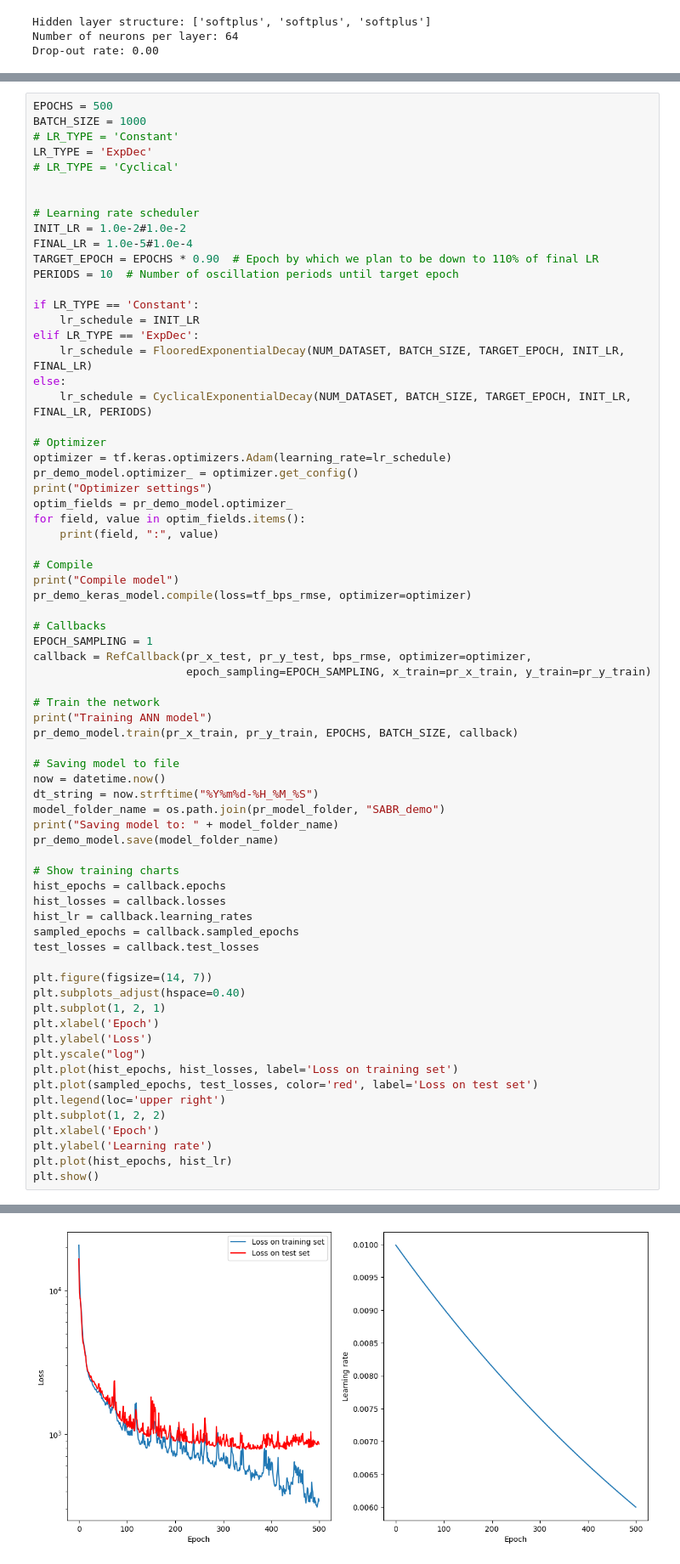
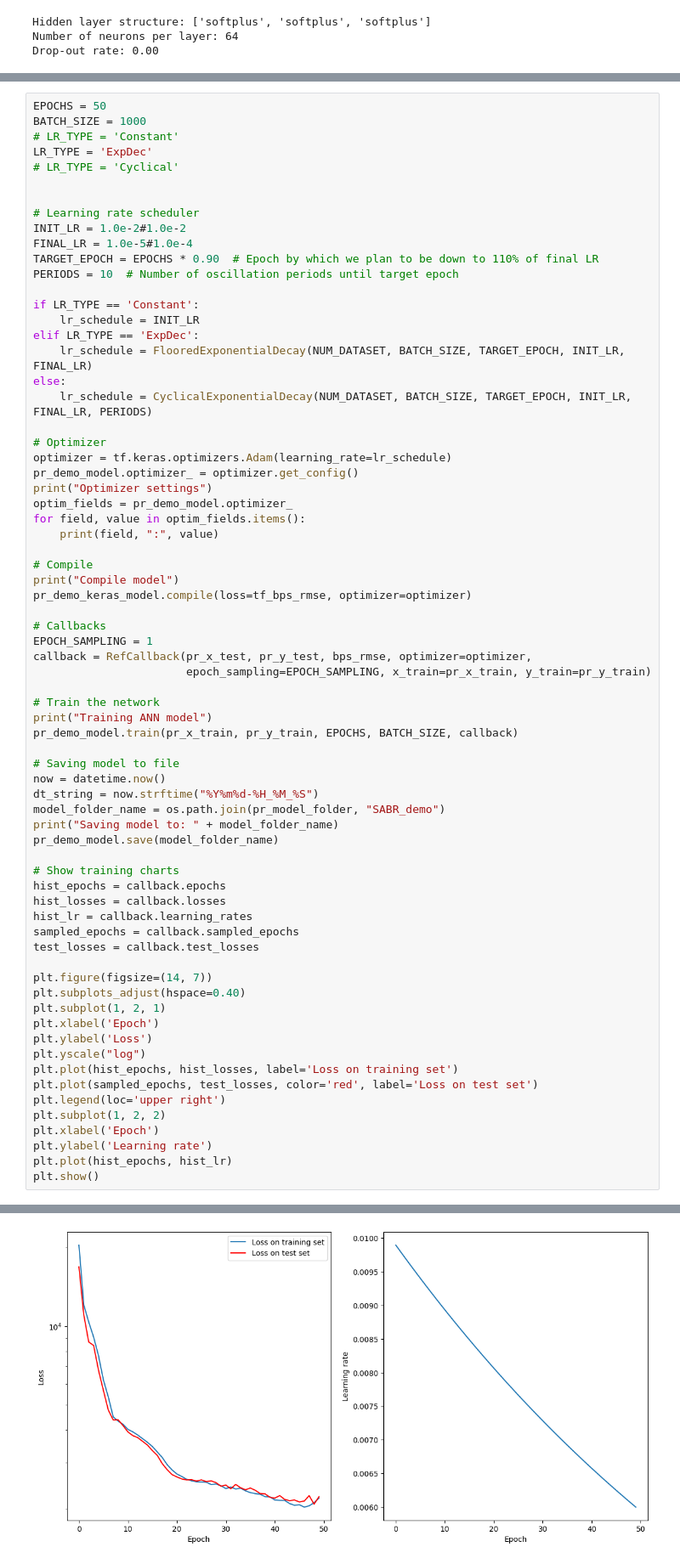
Before and after one commit to sebgur/SDev.Python, a Jupyter notebook: notebooks/Deep Learning StoVol-MB.ipynb, the cells around one changed output, grey strips where cells are left out. Shown at 85% size. Drawn from its saved outputs; the diff is of its cells as text.

```diff
--- a/notebooks/Deep Learning StoVol-MB.ipynb
+++ b/notebooks/Deep Learning StoVol-MB.ipynb
@@ -494,7 +494,7 @@ Training the model requires choices for a number of training hyperparameters:
 * learning rate and its schedule
 * SDevPy has customized callbacks to calculate and collect history on test data
 # %%
-EPOCHS = 500
+EPOCHS = 50
 BATCH_SIZE = 1000
 # LR_TYPE = 'Constant'
 LR_TYPE = 'ExpDec'
@@ -582,6 +582,6 @@ Loss: 342.05, LR: 0.005999, Test loss: 851.01
 <><><><><><><><> TRAINING END <><><><><><><><>
 Saving model to: C:\\temp\\demo\\pricing\\models\SABR_demo
-[figure, old version]
+[figure, new version]
 # %% [markdown]
 ### Load pre-trained model
 Alternatively one can load a model that has already been traded and saved into a file format (can also be re-trained).
```
Also changed, not shown: parts of 11 cells of this notebook.
